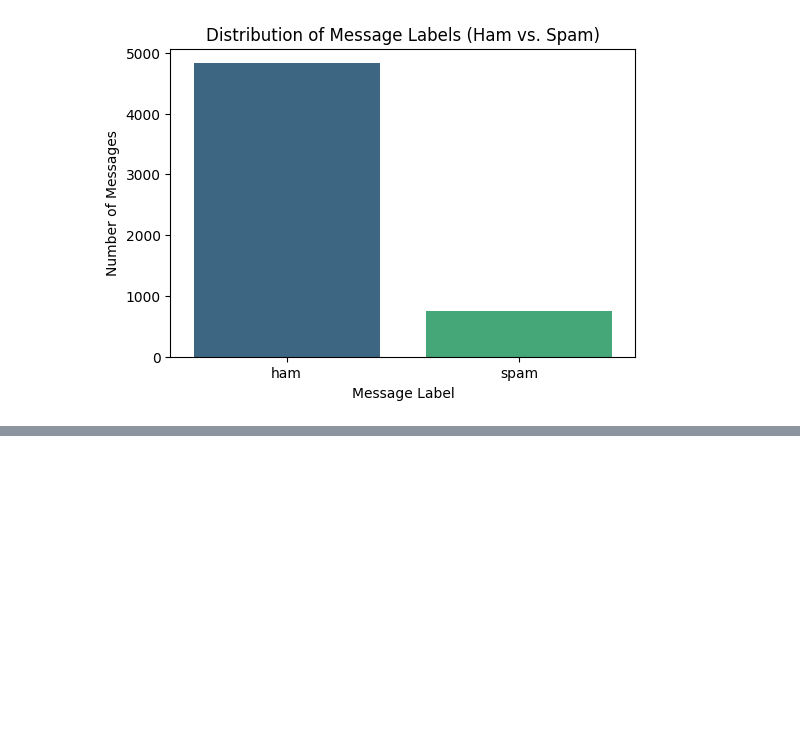
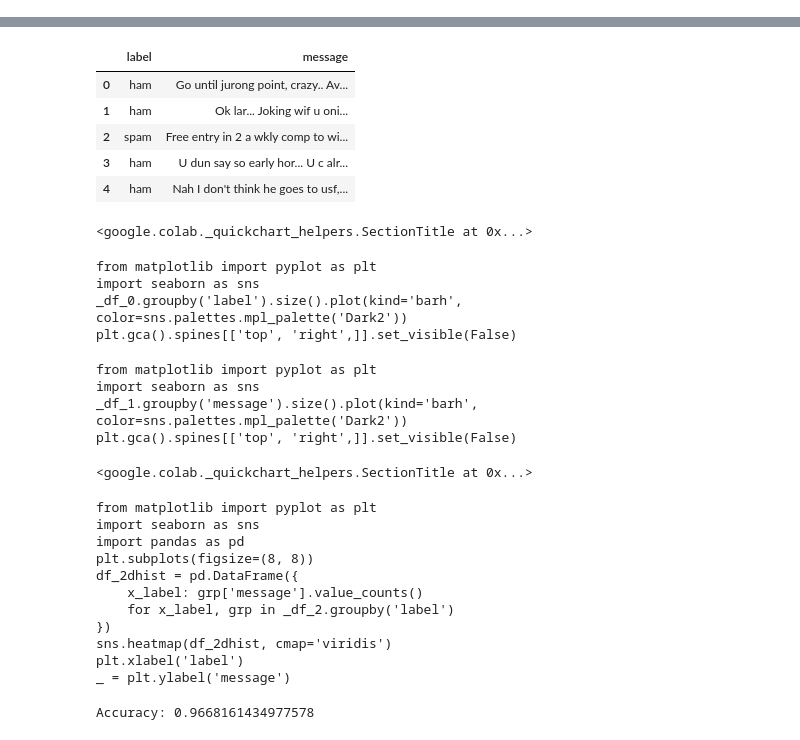
Before and after one commit to Arulpriya07/Array, a Jupyter notebook: phishing.ipynb, the cells around one changed output, grey strips where cells are left out. Drawn from its saved outputs; the diff is of its cells as text; code cells hidden in the pictures; blank space fills up the shorter version.

```diff
--- a/phishing.ipynb
+++ b/phishing.ipynb
@@ -1,20 +1,16 @@
 # %% [markdown]
 <a href="https://colab.research.google.com/github/Arulpriya07/Array/blob/main/phishing.ipynb" target="_parent"><img src="https://colab.research.google.com/assets/colab-badge.svg" alt="Open In Colab"/></a>
-# %%
-import pandas as pd
-import matplotlib.pyplot as plt
-import seaborn as sns
-
-# Load the dataset (if df is not already available)
-url = "https://raw.githubusercontent.com/justmarkham/pycon-2016-tutorial/master/data/sms.tsv"
-df = pd.read_csv(url, sep='\t', names=['label', 'message'])
-
-# Create a countplot for the 'label' column
-plt.figure(figsize=(6, 4))
-sns.countplot(x='label', data=df, hue='label', legend=False, palette='viridis')
-plt.title('Distribution of Message Labels (Ham vs. Spam)')
-plt.xlabel('Message Label')
-plt.ylabel('Number of Messages')
-plt.show()
-# %% [output]
-[figure, removed]
+# %%
+!pip install scikit-learn pandas
+
+from sklearn.model_selection import train_test_split
+from sklearn.feature_extraction.text import TfidfVectorizer
+from sklearn.naive_bayes import MultinomialNB
+from sklearn.metrics import accuracy_score
+import pandas as pd
+
+url = "https://raw.githubusercontent.com/justmarkham/pycon-2016-tutorial/master/data/sms.tsv"
+df = pd.read_csv(url, sep='\t', names=['label', 'message'])
+
+df.head()
+# %% [output]
@@ -20,0 +27,44 @@ plt.show()
+|  | label | message |
+| 0 | ham | Go until jurong point, crazy.. Av... |
+| 1 | ham | Ok lar... Joking wif u oni... |
+| 2 | spam | Free entry in 2 a wkly comp to wi... |
+| 3 | ham | U dun say so early hor... U c alr... |
+| 4 | ham | Nah I don't think he goes to usf,... |
+<google.colab._quickchart_helpers.SectionTitle at 0x...>
+from matplotlib import pyplot as plt
+import seaborn as sns
+_df_0.groupby('label').size().plot(kind='barh', color=sns.palettes.mpl_palette('Dark2'))
+plt.gca().spines[['top', 'right',]].set_visible(False)
+from matplotlib import pyplot as plt
+import seaborn as sns
+_df_1.groupby('message').size().plot(kind='barh', color=sns.palettes.mpl_palette('Dark2'))
+plt.gca().spines[['top', 'right',]].set_visible(False)
+<google.colab._quickchart_helpers.SectionTitle at 0x...>
+from matplotlib import pyplot as plt
+import seaborn as sns
+import pandas as pd
+plt.subplots(figsize=(8, 8))
+df_2dhist = pd.DataFrame({
+    x_label: grp['message'].value_counts()
+    for x_label, grp in _df_2.groupby('label')
+})
+sns.heatmap(df_2dhist, cmap='viridis')
+plt.xlabel('label')
+_ = plt.ylabel('message')
+# %%
+X = df['message']
+y = df['label']
+
+x_train, x_test, y_train, y_test = train_test_split(X, y, test_size=0.2, random_state=42)
+
+vectorizer = TfidfVectorizer()
+x_train_vec = vectorizer.fit_transform(x_train)
+x_test_vec = vectorizer.transform(x_test)
+
+model = MultinomialNB()
+model.fit(x_train_vec, y_train)
+
+predictions = model.predict(x_test_vec)
+print("Accuracy:", accuracy_score(y_test, predictions))
+# %% [output]
+Accuracy: 0.9668161434977578
```
Also changed, not shown: parts of 3 cells of this notebook.
